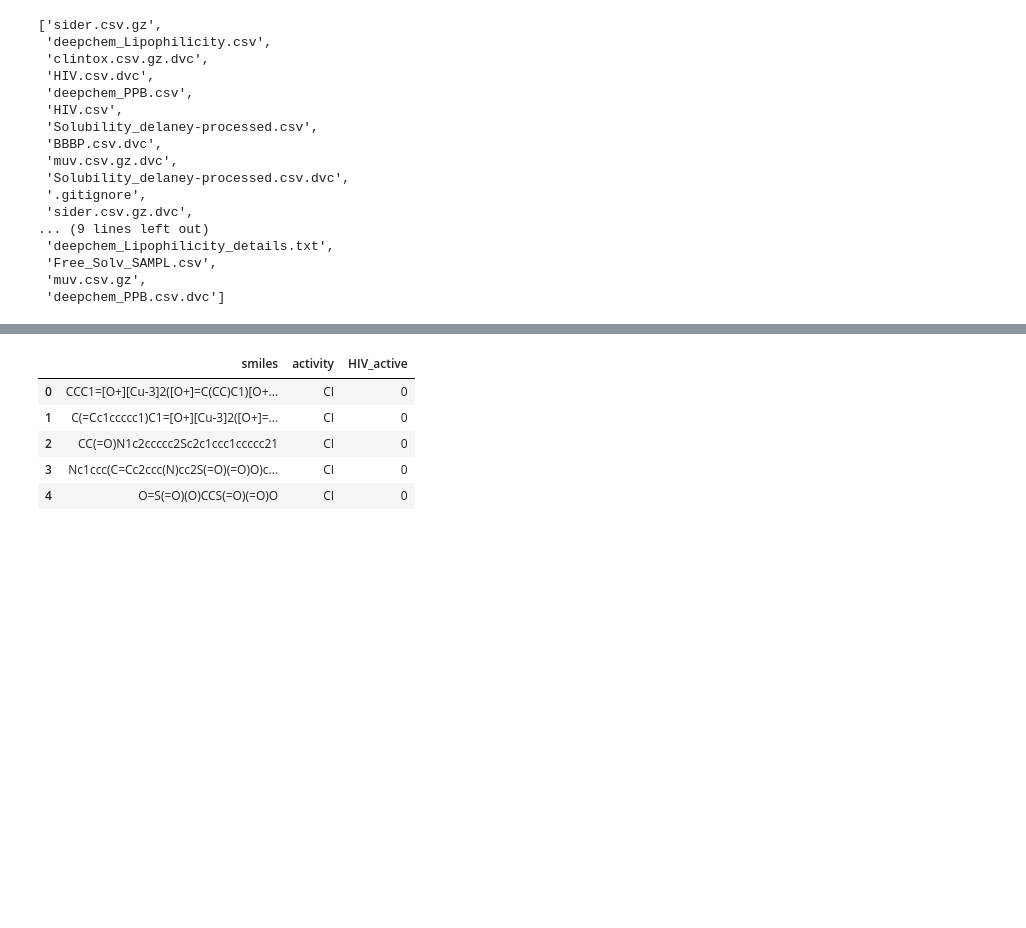
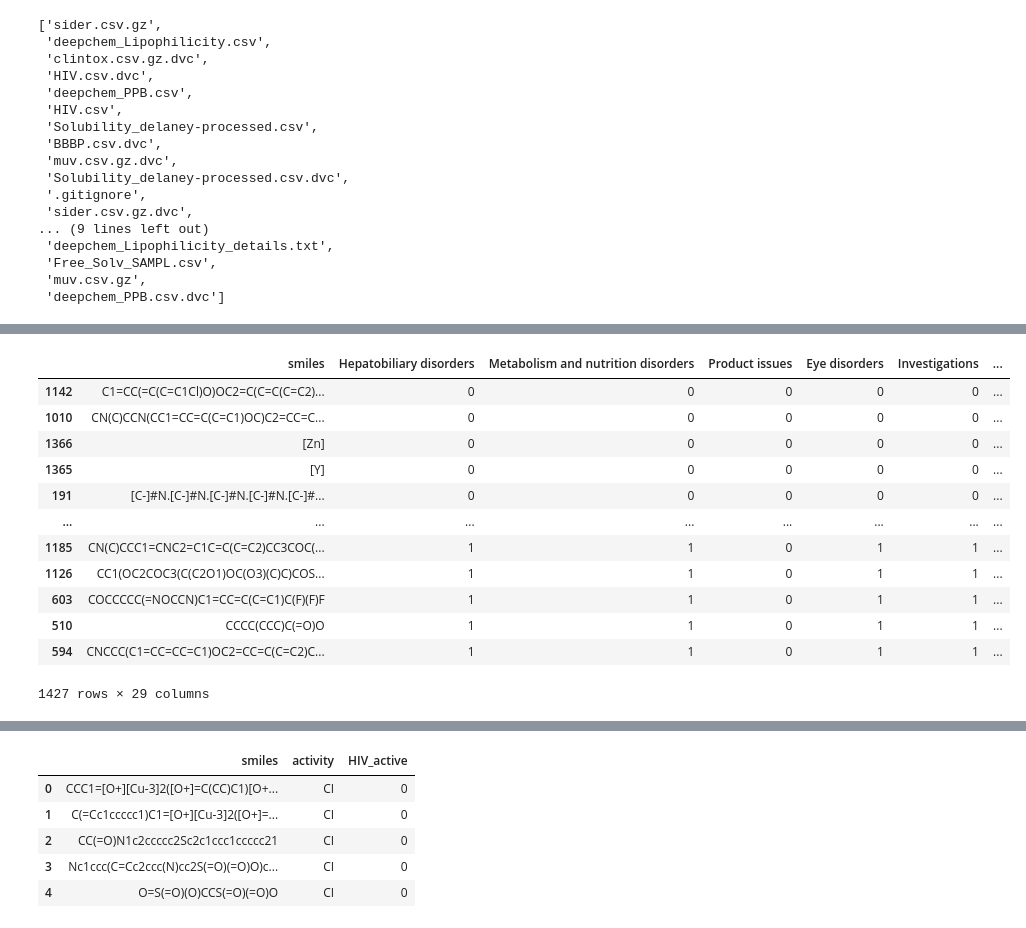
Before and after one commit to PJMichaels/Chemistry-Capstone, a Jupyter notebook: Data_Exploration.ipynb, the cells around one changed output, grey strips where cells are left out. Cells and saved outputs as stored; diff of their text form; code cells hidden in the pictures; blank space fills up the shorter version.

```diff
--- a/Data_Exploration.ipynb
+++ b/Data_Exploration.ipynb
@@ -24,0 +65,22 @@ os.listdir('data')
+# %%
+sider=pd.read_csv('data/sider.csv.gz')
+
+sider.head(2)
+#sider.describe()
+sider.sample(10)
+sider['count']=sider.sum(axis=1)
+sider.sort_values(by='count')
+# %% [output]
+|  | smiles | Hepatobiliary disorders | Metabolism and nutrition disorders | Product issues | Eye disorders | Investigations | ... |
+| 1142 | C1=CC(=C(C=C1Cl)O)OC2=C(C=C(C=C2)... | 0 | 0 | 0 | 0 | 0 | ... |
+| 1010 | CN(C)CCN(CC1=CC=C(C=C1)OC)C2=CC=C... | 0 | 0 | 0 | 0 | 0 | ... |
+| 1366 | [Zn] | 0 | 0 | 0 | 0 | 0 | ... |
+| 1365 | [Y] | 0 | 0 | 0 | 0 | 0 | ... |
+| 191 | [C-]#N.[C-]#N.[C-]#N.[C-]#N.[C-]#... | 0 | 0 | 0 | 0 | 0 | ... |
+| ... | ... | ... | ... | ... | ... | ... | ... |
+| 1185 | CN(C)CCC1=CNC2=C1C=C(C=C2)CC3COC(... | 1 | 1 | 0 | 1 | 1 | ... |
+| 1126 | CC1(OC2COC3(C(C2O1)OC(O3)(C)C)COS... | 1 | 1 | 0 | 1 | 1 | ... |
+| 603 | COCCCCC(=NOCCN)C1=CC=C(C=C1)C(F)(F)F | 1 | 1 | 0 | 1 | 1 | ... |
+| 510 | CCCC(CCC)C(=O)O | 1 | 1 | 0 | 1 | 1 | ... |
+| 594 | CNCCC(C1=CC=CC=C1)OC2=CC=C(C=C2)C... | 1 | 1 | 0 | 1 | 1 | ... |
+1427 rows × 29 columns
```
Also changed, not shown: parts of 9 cells of this notebook.
